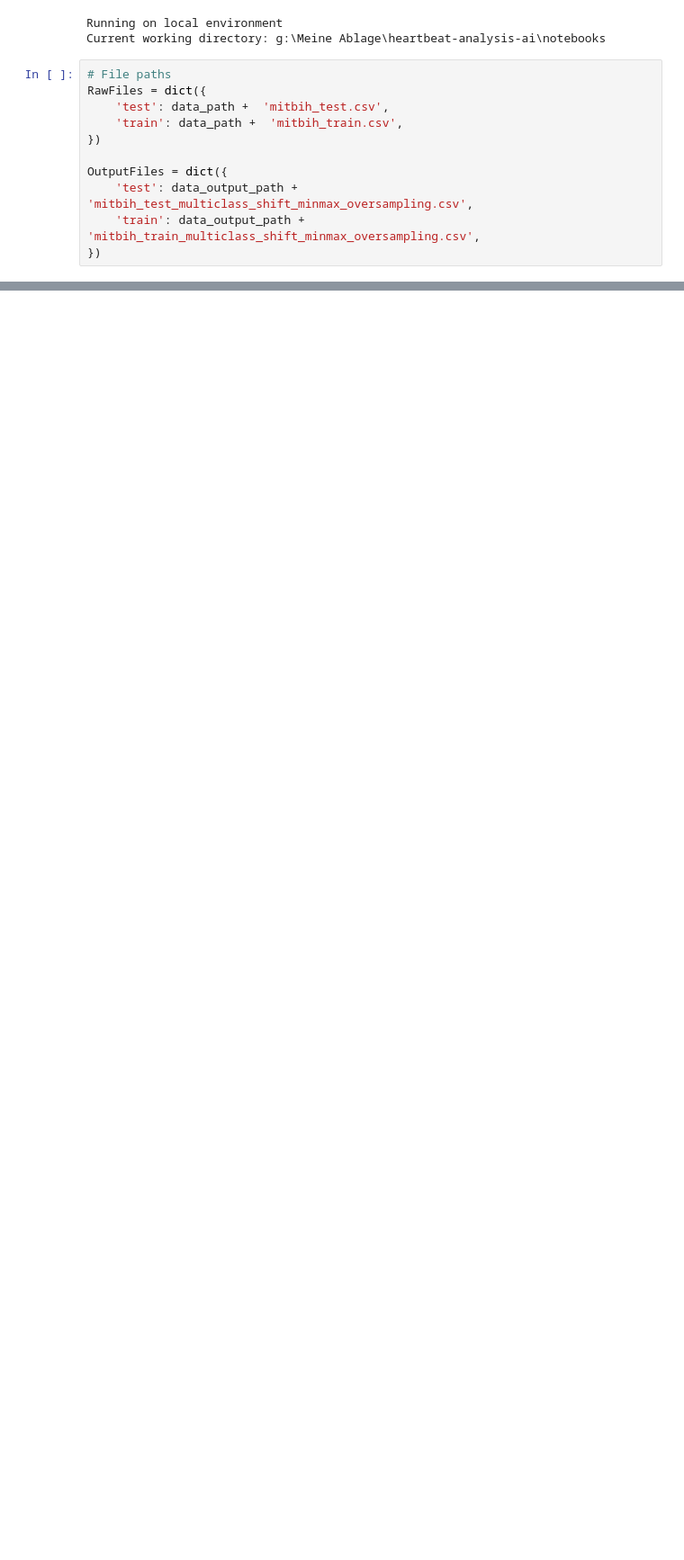
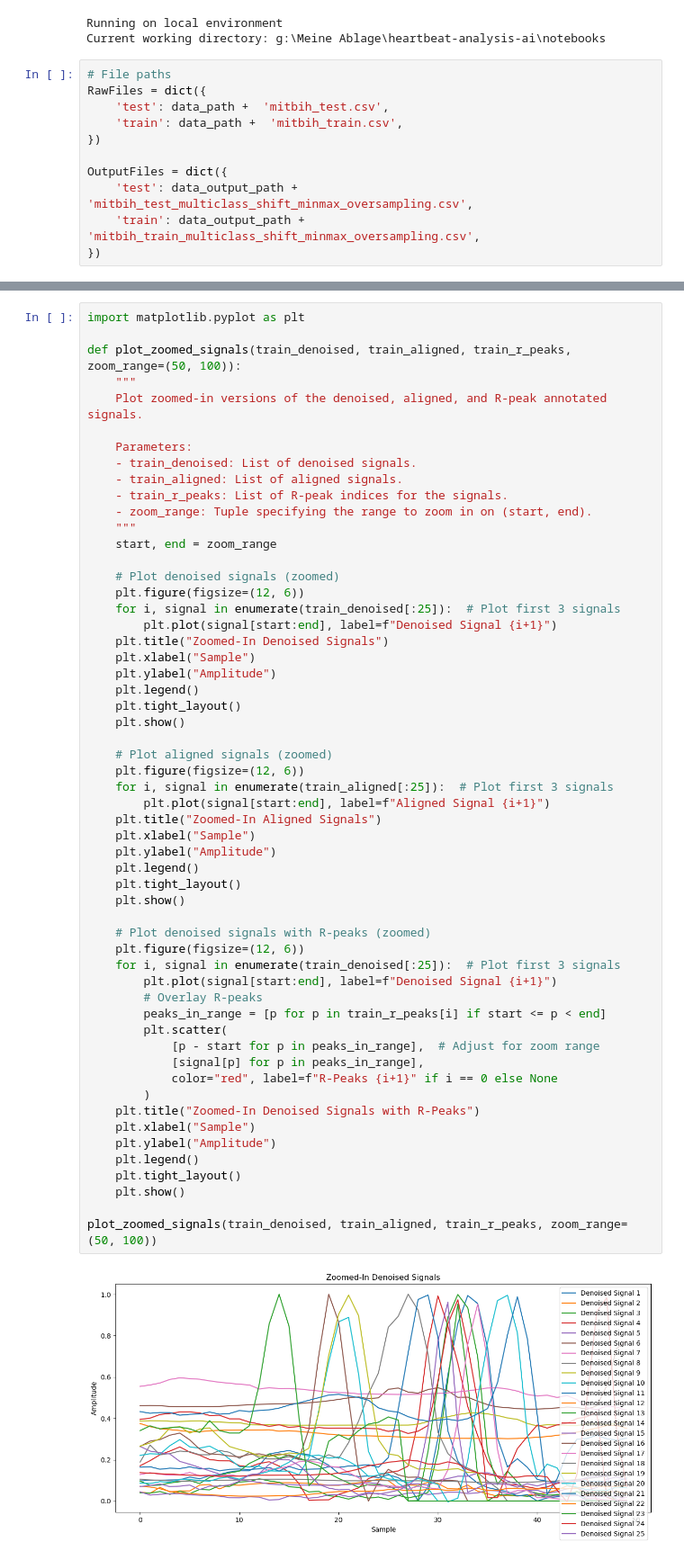
Before and after one commit to Ping-YUAN/heartbeat-analysis-ai, a Jupyter notebook: notebooks/preprocessing_mit_multipleclass_shift_minmax_oversampling.ipynb, the cells around one changed output, grey strips where cells are left out. Shown at 90% size. Drawn from its saved outputs; the diff is of its cells as text; blank space fills up the shorter version.

```diff
--- a/notebooks/preprocessing_mit_multipleclass_shift_minmax_oversampling.ipynb
+++ b/notebooks/preprocessing_mit_multipleclass_shift_minmax_oversampling.ipynb
@@ -193,0 +285,58 @@ Data processing complete!
+# %%
+import matplotlib.pyplot as plt
+
+def plot_zoomed_signals(train_denoised, train_aligned, train_r_peaks, zoom_range=(50, 100)):
+    """
+    Plot zoomed-in versions of the denoised, aligned, and R-peak annotated signals.
+
+    Parameters:
+    - train_denoised: List of denoised signals.
+    - train_aligned: List of aligned signals.
+    - train_r_peaks: List of R-peak indices for the signals.
+    - zoom_range: Tuple specifying the range to zoom in on (start, end).
+    """
+    start, end = zoom_range
+
+    # Plot denoised signals (zoomed)
+    plt.figure(figsize=(12, 6))
+    for i, signal in enumerate(train_denoised[:25]):  # Plot first 3 signals
+        plt.plot(signal[start:end], label=f"Denoised Signal {i+1}")
+    plt.title("Zoomed-In Denoised Signals")
+    plt.xlabel("Sample")
+    plt.ylabel("Amplitude")
+    plt.legend()
+    plt.tight_layout()
+    plt.show()
+
+    # Plot aligned signals (zoomed)
+    plt.figure(figsize=(12, 6))
+    for i, signal in enumerate(train_aligned[:25]):  # Plot first 3 signals
+        plt.plot(signal[start:end], label=f"Aligned Signal {i+1}")
+    plt.title("Zoomed-In Aligned Signals")
+    plt.xlabel("Sample")
+    plt.ylabel("Amplitude")
+    plt.legend()
+    plt.tight_layout()
+    plt.show()
+
+    # Plot denoised signals with R-peaks (zoomed)
+    plt.figure(figsize=(12, 6))
+    for i, signal in enumerate(train_denoised[:25]):  # Plot first 3 signals
+        plt.plot(signal[start:end], label=f"Denoised Signal {i+1}")
+        # Overlay R-peaks
+        peaks_in_range = [p for p in train_r_peaks[i] if start <= p < end]
+        plt.scatter(
+            [p - start for p in peaks_in_range],  # Adjust for zoom range
+            [signal[p] for p in peaks_in_range],
+            color="red", label=f"R-Peaks {i+1}" if i == 0 else None
+        )
+    plt.title("Zoomed-In Denoised Signals with R-Peaks")
+    plt.xlabel("Sample")
+    plt.ylabel("Amplitude")
+    plt.legend()
+    plt.tight_layout()
+    plt.show()
+
+plot_zoomed_signals(train_denoised, train_aligned, train_r_peaks, zoom_range=(50, 100))
+# %% [output]
+[figure, added]
```
Also changed, not shown: parts of 43 cells of this notebook.
